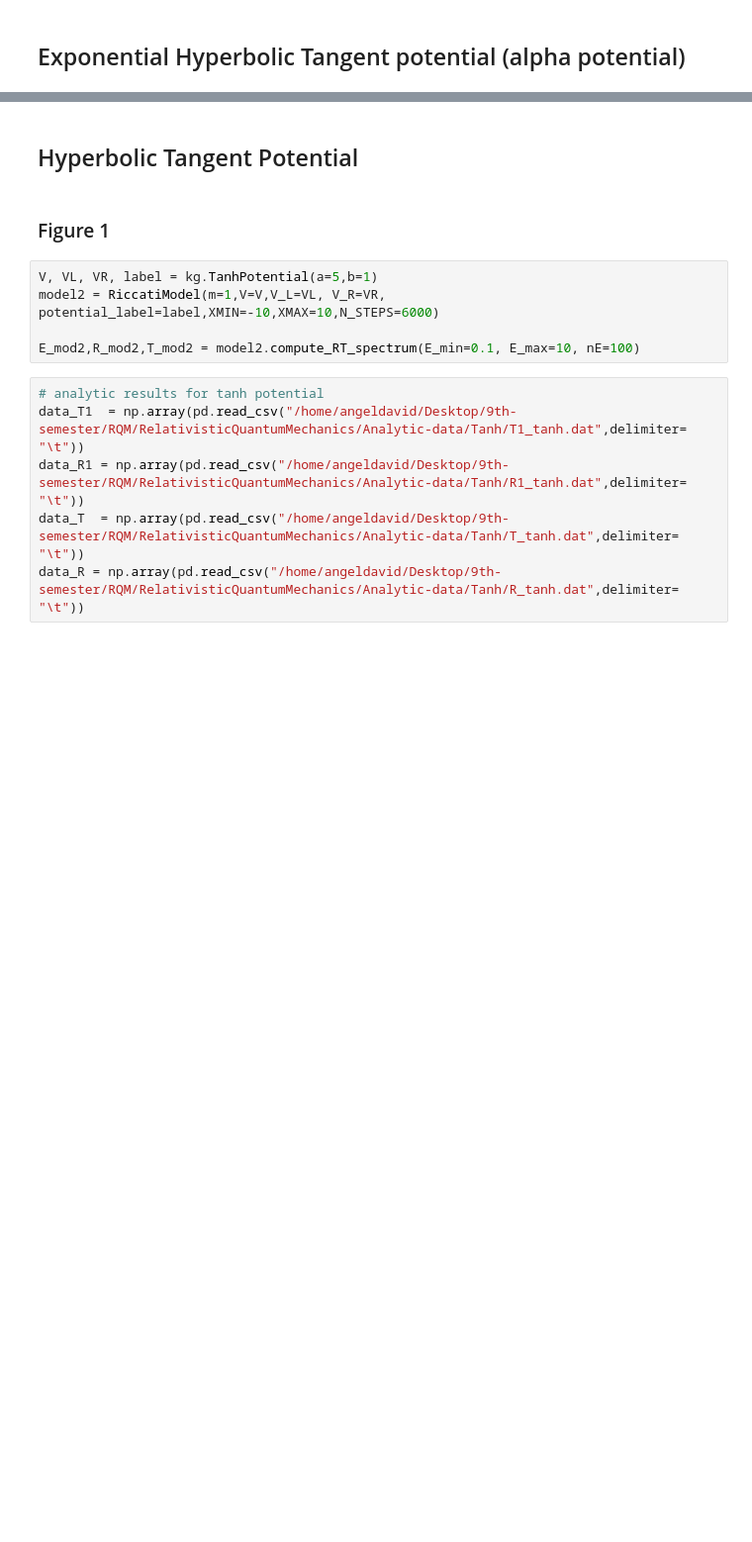
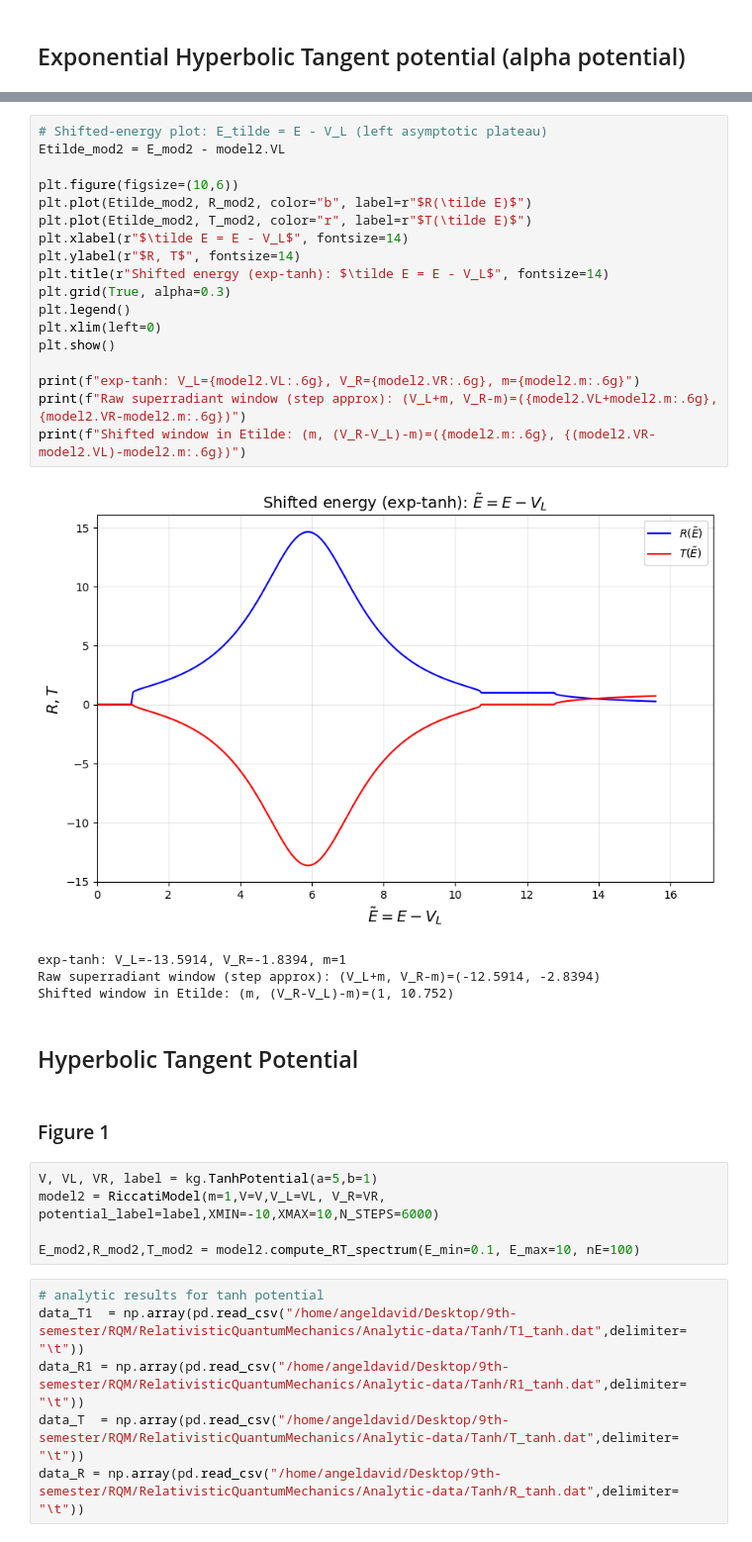
Before and after one commit to AnyelTars/RelativisticQuantumMechanics, a Jupyter notebook: KGsolver/notebooks/examples.ipynb, the cells around one changed output, grey strips where cells are left out. Shown at 99% size. Saved outputs shown, nothing was run; the diff lists cells and outputs as text; blank space fills up the shorter version.

```diff
--- a/KGsolver/notebooks/examples.ipynb
+++ b/KGsolver/notebooks/examples.ipynb
@@ -75,3 +94,26 @@ Shifted window in Etilde: (m, (V_R-V_L)-m)=(1, 22.504)
+# %%
+# Shifted-energy plot: E_tilde = E - V_L (left asymptotic plateau)
+Etilde_mod2 = E_mod2 - model2.VL
+
+plt.figure(figsize=(10,6))
+plt.plot(Etilde_mod2, R_mod2, color="b", label=r"$R(\tilde E)$")
+plt.plot(Etilde_mod2, T_mod2, color="r", label=r"$T(\tilde E)$")
+plt.xlabel(r"$\tilde E = E - V_L$", fontsize=14)
+plt.ylabel(r"$R, T$", fontsize=14)
+plt.title(r"Shifted energy (exp-tanh): $\tilde E = E - V_L$", fontsize=14)
+plt.grid(True, alpha=0.3)
+plt.legend()
+plt.xlim(left=0)
+plt.show()
+
+print(f"exp-tanh: V_L={model2.VL:.6g}, V_R={model2.VR:.6g}, m={model2.m:.6g}")
+print(f"Raw superradiant window (step approx): (V_L+m, V_R-m)=({model2.VL+model2.m:.6g}, {model2.VR-model2.m:.6g})")
+print(f"Shifted window in Etilde: (m, (V_R-V_L)-m)=({model2.m:.6g}, {(model2.VR-model2.VL)-model2.m:.6g})")
+# %% [output]
+[figure, added]
+exp-tanh: V_L=-13.5914, V_R=-1.8394, m=1
+Raw superradiant window (step approx): (V_L+m, V_R-m)=(-12.5914, -2.8394)
+Shifted window in Etilde: (m, (V_R-V_L)-m)=(1, 10.752)
 # %% [markdown]
 ## Hyperbolic Tangent Potential
 # %% [markdown]
```
Also changed, not shown: parts of 12 cells of this notebook.
